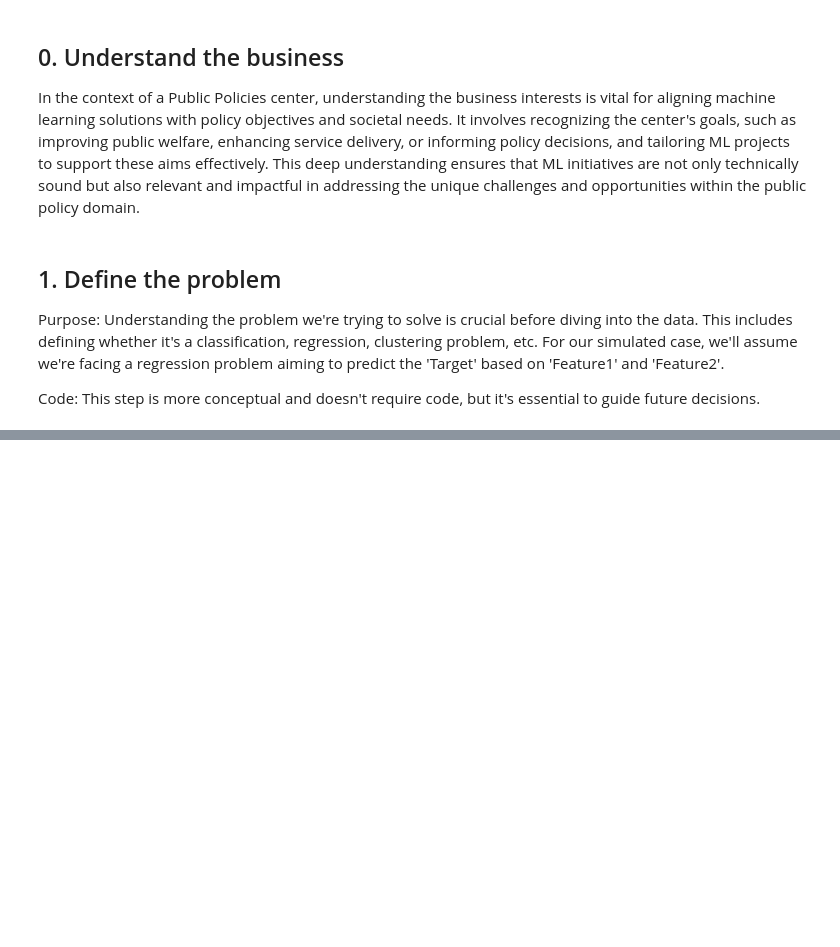
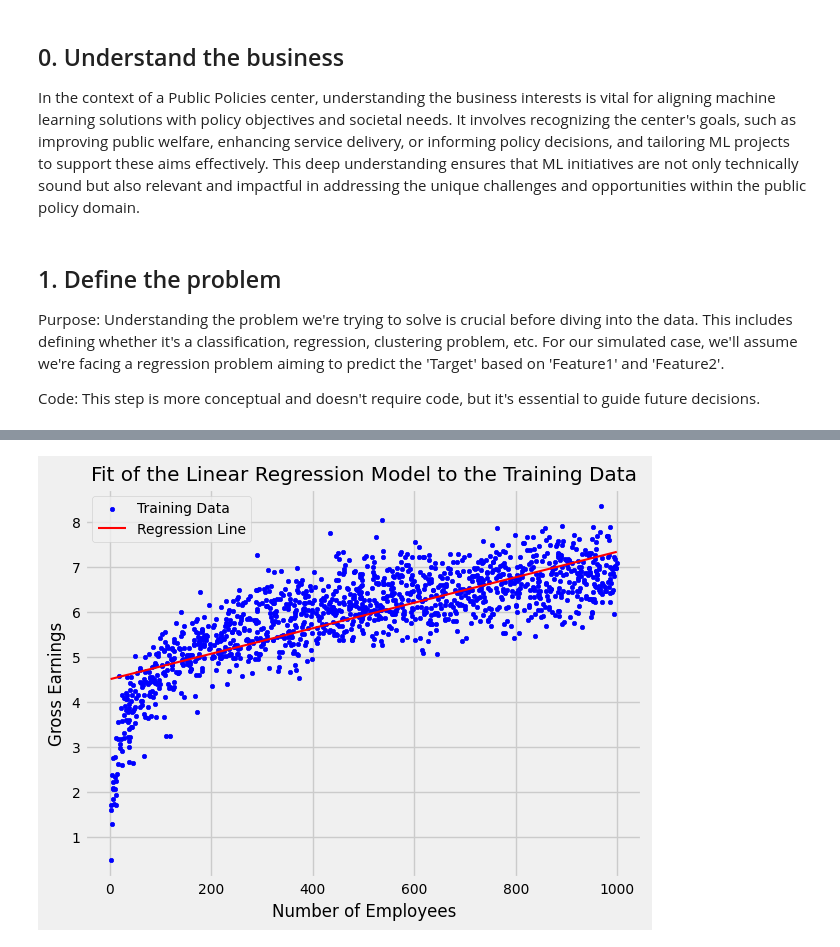
Before and after one commit to OskyRosky/MachineLearning, a Jupyter notebook: 0. Fundamentals/ML_0.ipynb, the cells around one changed output, grey strips where cells are left out. Drawn from its saved outputs; the diff is of its cells as text; code cells hidden in the pictures; blank space fills up the shorter version.

```diff
--- a/0. Fundamentals/ML_0.ipynb
+++ b/0. Fundamentals/ML_0.ipynb
@@ -208,0 +137,9 @@ This structured approach covers each stage of the ML cycle for a polynomial regr
+# %%
+# 5. Polynomial Regression
+
+from sklearn.preprocessing import PolynomialFeatures
+from sklearn.linear_model import LinearRegression
+from sklearn.pipeline import make_pipeline
+
+polynomial_model = make_pipeline(PolynomialFeatures(degree=2), LinearRegression())  # degree specifies the polynomial degree
+polynomial_model.fit(X_train, Y_train)
@@ -208,0 +155,14 @@ This structured approach covers each stage of the ML cycle for a polynomial regr
+# %%
+# For the application part, let's use a simple LinearRegression model as an example for training. We'll follow these steps:
+# 1. Initialize the model.
+# 2. Train (fit) the model on the training data.
+
+from sklearn.linear_model import LinearRegression
+
+# Initialize the Linear Regression model
+linear_model = LinearRegression()
+
+# Train the model using the training data
+linear_model.fit(X_train, Y_train)
+
+# The model is now trained and its parameters have been adjusted based on the training data
@@ -208,0 +187,19 @@ This structured approach covers each stage of the ML cycle for a polynomial regr
+# %%
+# 2. Plot the training data points
+plt.scatter(X_train, Y_train, color='blue', label='Training Data', s=10)
+
+# 3. Create a range of values for X to plot the regression line over the full extent
+X_plot = np.linspace(X_train.min(), X_train.max(), 100).reshape(-1, 1)
+Y_plot = linear_model.predict(X_plot)
+
+# 4. Plot the regression line
+plt.plot(X_plot, Y_plot, color='red', label='Regression Line')
+
+# Correct the x-axis label
+plt.xlabel('Number of Employees')
+plt.ylabel('Gross Earnings')
+plt.title('Fit of the Linear Regression Model to the Training Data')
+plt.legend()
+plt.show()
+# %% [output]
+[figure, added]
```
Also changed, not shown: parts of 55 cells of this notebook.
